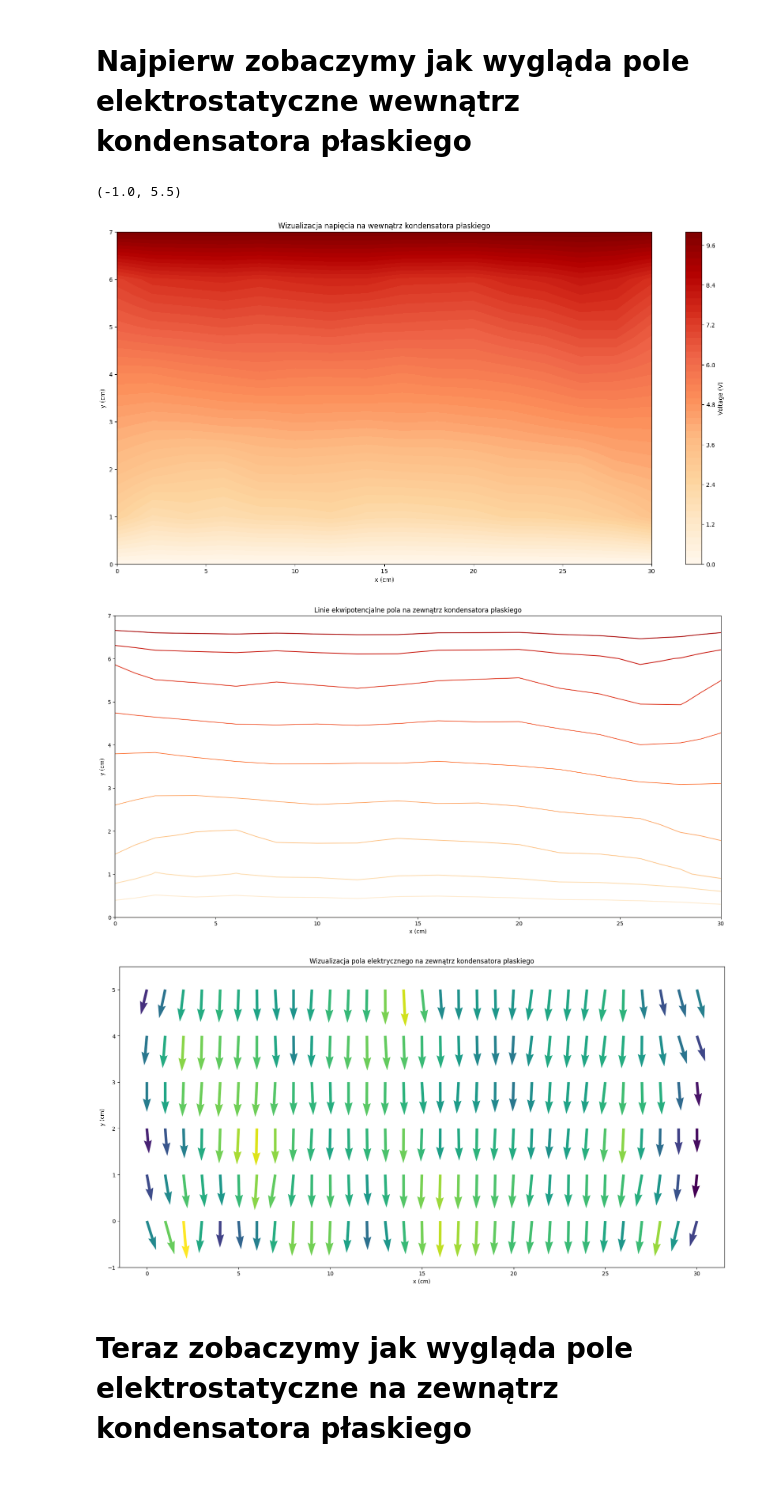
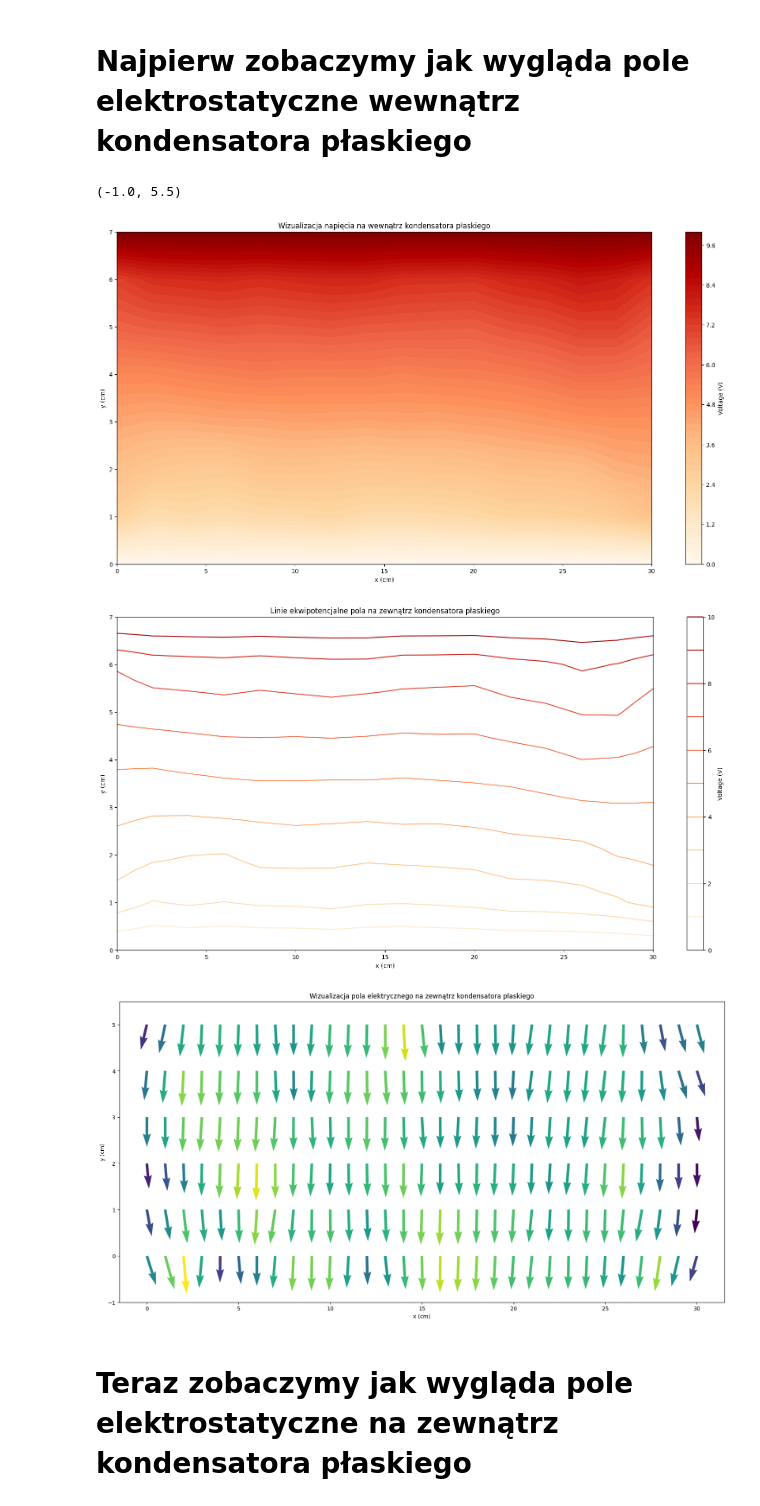
Before and after one commit to depebul/fizyka_projekt, a Jupyter notebook: fizyka.ipynb, the cells around one changed output. Saved outputs shown, nothing was run; the diff lists cells and outputs as text; code cells hidden in the pictures.

```diff
--- a/fizyka.ipynb
+++ b/fizyka.ipynb
@@ -17,34 +17,35 @@ grid_size_y = V.shape[0]
 x = np.arange(grid_size_x)  # X-coordinates
 y = np.arange(grid_size_y)  # Y-coordinates
 X, Y = np.meshgrid(x, y)  # Create a grid of coordinates
 new_V = V.iloc[1:-1]
 new_X, new_Y = np.meshgrid(np.arange(new_V.shape[1]), np.arange(new_V.shape[0]))
 
 # Step 4: Plot the electric field vectors using quiver
 plt.figure(figsize=(20, 10))
 plt.contourf(X, Y, V, levels=50, cmap='OrRd')
 plt.colorbar(label='Voltage (V)')
 plt.title('Wizualizacja napięcia na wewnątrz kondensatora płaskiego')
 plt.xlabel('x (cm)')
 plt.ylabel('y (cm)')
 
 plt.figure(figsize=(20, 10))
 plt.contour(X, Y, V, levels=9, cmap='OrRd')  # Plot electric field vectors
 plt.title('Linie ekwipotencjalne pola na zewnątrz kondensatora płaskiego')
 plt.xlabel('x (cm)')
+plt.colorbar(label='Voltage (V)')
 plt.ylabel('y (cm)')
 Ey, Ex = np.gradient(-new_V)
 magnitude = np.sqrt(Ex ** 2 + Ey ** 2)
 plt.figure(figsize=(20, 10))
 plt.title('Wizualizacja pola elektrycznego na zewnątrz kondensatora płaskiego')
 plt.xlabel('x (cm)')
 plt.ylabel('y (cm)')
 plt.quiver(new_X, new_Y, Ex, Ey, magnitude, color='green', scale=20)
 plt.ylim(-1, 5.5)
 # %% [output]
 (-1.0, 5.5)
 [figure]
-[figure, old version]
+[figure, new version]
 [figure]
 # %% [markdown]
 # Teraz zobaczymy jak wygląda pole elektrostatyczne na zewnątrz kondensatora płaskiego
```
Also changed, not shown: 6 other files.
